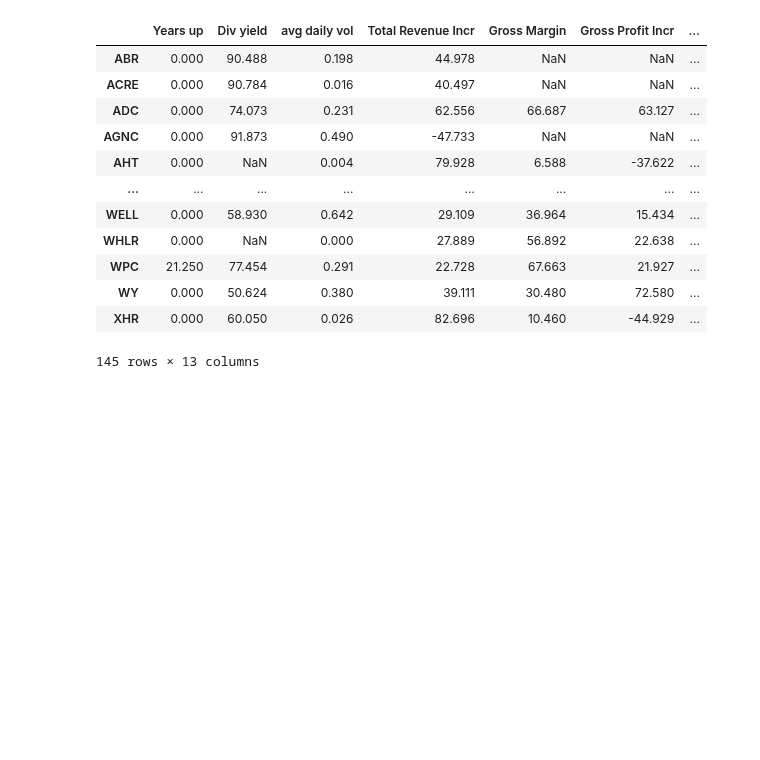
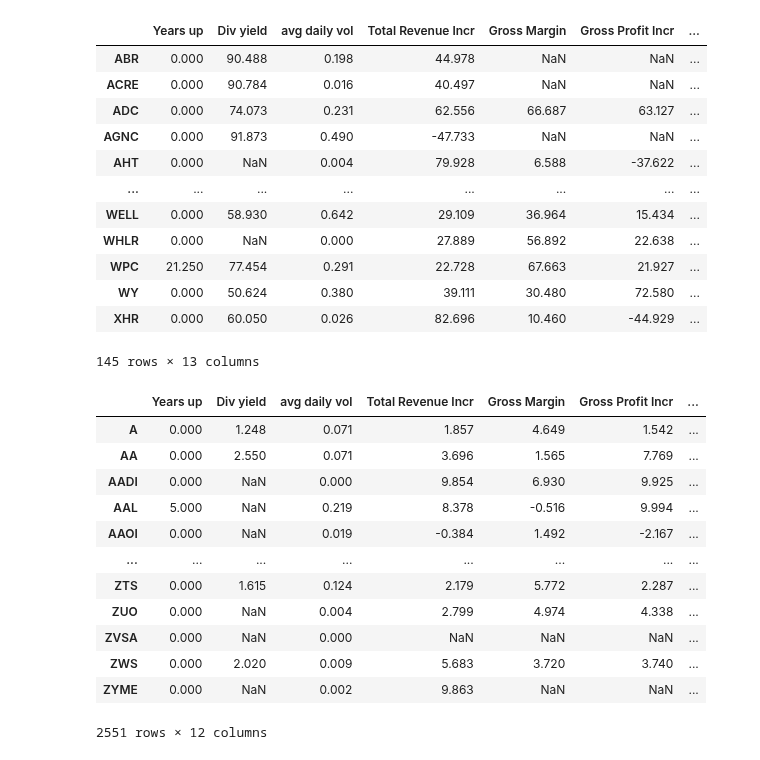
Before and after one commit to Idanq1/Stocks-Strategies, a Jupyter notebook: Investing/Checklist.ipynb, the cells around one changed output. Drawn from its saved outputs; the diff is of its cells as text; code cells hidden in the pictures; blank space fills up the shorter version.

```diff
--- a/Investing/Checklist.ipynb
+++ b/Investing/Checklist.ipynb
@@ -566,0 +565,21 @@ scores_100.to_csv("Scores 100 2501.csv", index=True)
+# %%
+# scores_100.to_csv("Scores 100 2501.csv", index=True)
+scores = pd.read_csv(r"Scores 2401.csv", index_col=0)
+scores_100 = pd.read_csv(r"Scores 100 2501.csv", index_col=0)
+# %%
+multipliers = {"Years up": 7, "Div yield": 4, "avg daily vol": 4, "Total Revenue Incr": 5, "Gross Margin": 5, "Gross Profit Incr": 7, "Trading years": 4, "Market cap": 7, "EPS": 7, "P/E": 6, "Mean change": 7, "Score": 1}
+scores.div(multipliers)
+# %% [output]
+|  | Years up | Div yield | avg daily vol | Total Revenue Incr | Gross Margin | Gross Profit Incr | ... |
+| A | 0.000 | 1.248 | 0.071 | 1.857 | 4.649 | 1.542 | ... |
+| AA | 0.000 | 2.550 | 0.071 | 3.696 | 1.565 | 7.769 | ... |
+| AADI | 0.000 | NaN | 0.000 | 9.854 | 6.930 | 9.925 | ... |
+| AAL | 5.000 | NaN | 0.219 | 8.378 | -0.516 | 9.994 | ... |
+| AAOI | 0.000 | NaN | 0.019 | -0.384 | 1.492 | -2.167 | ... |
+| ... | ... | ... | ... | ... | ... | ... | ... |
+| ZTS | 0.000 | 1.615 | 0.124 | 2.179 | 5.772 | 2.287 | ... |
+| ZUO | 0.000 | NaN | 0.004 | 2.799 | 4.974 | 4.338 | ... |
+| ZVSA | 0.000 | NaN | 0.000 | NaN | NaN | NaN | ... |
+| ZWS | 0.000 | 2.020 | 0.009 | 5.683 | 3.720 | 3.740 | ... |
+| ZYME | 0.000 | NaN | 0.002 | 9.863 | NaN | NaN | ... |
+2551 rows × 12 columns
```
Also changed, not shown: parts of 1 cell of this notebook, 3 other files.
